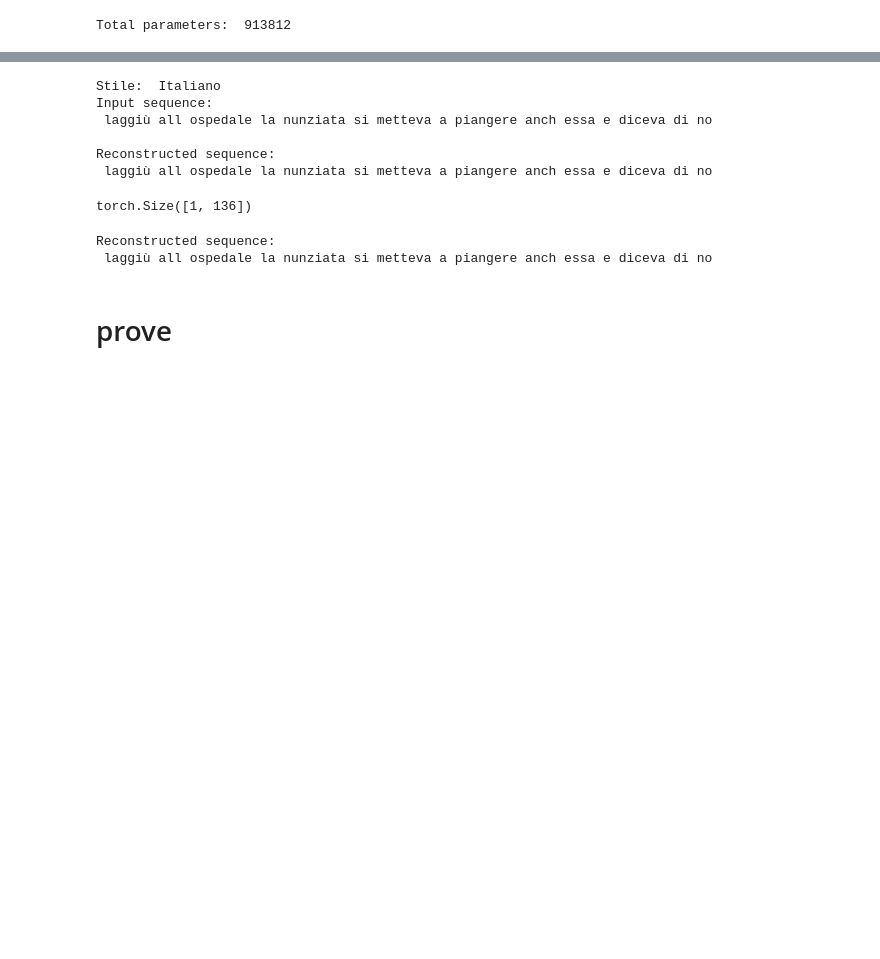
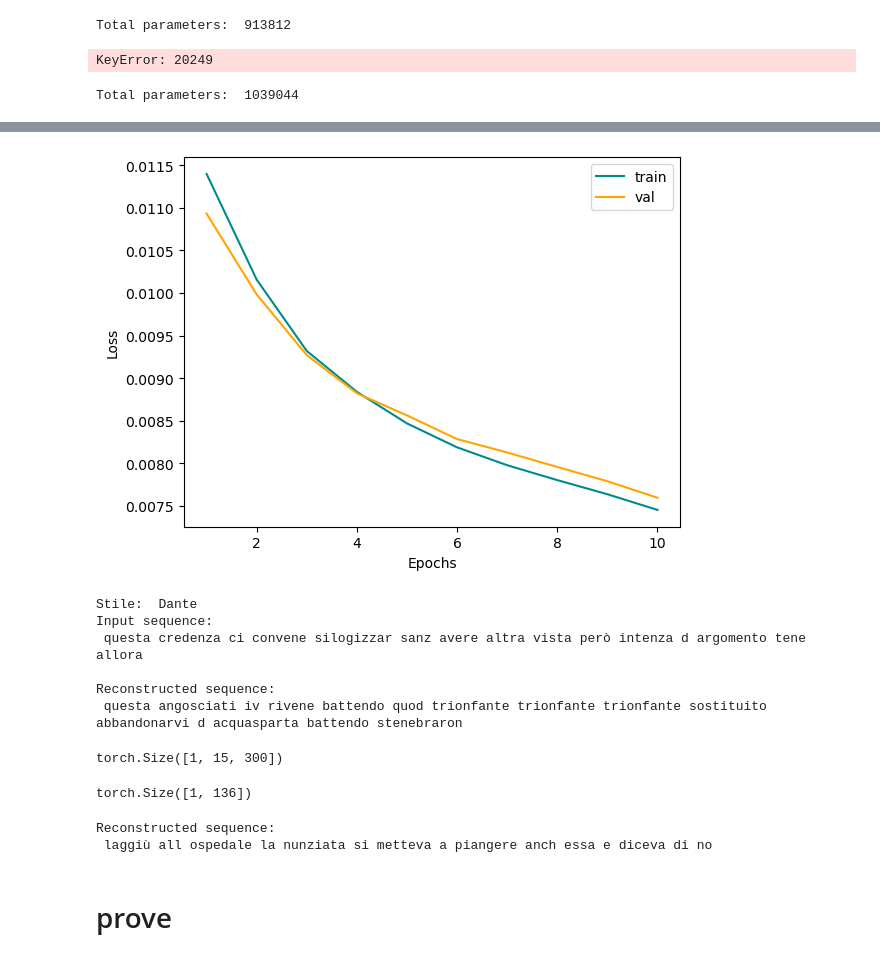
Before and after one commit to MassimoMario/Dante_to_italian_Text_Style_Transfer, a Jupyter notebook: simple_ae.ipynb, the cells around one changed output, grey strips where cells are left out. Saved outputs shown, nothing was run; the diff lists cells and outputs as text; code cells hidden in the pictures; blank space fills up the shorter version.

```diff
--- a/simple_ae.ipynb
+++ b/simple_ae.ipynb
@@ -277,7 +337,7 @@ train_loader, val_loader, embedding_dim, embedding_matrix, word2vec, idx2word, v
                                                                                      'uno_nessuno_e_i_malavoglia.txt',
                                                                                      sequence_length,
                                                                                      embedding_dim,
-                                                                                     batch_size = 32,
+                                                                                     batch_size = batch_size,
                                                                                      training_fraction = 0.9)
 print('len train loader: ', len(train_loader))
 # %% [output]
@@ -289,3 +349,3 @@ vocab_size
 # %%
-VAE = GRUVAE(embedding_matrix, embedding_dim, hidden_dim, latent_dim,1)
+vae = GRUVAE(embedding_matrix, embedding_dim, hidden_dim, latent_dim,1)
 # %%
@@ -293,6 +353,22 @@ vae_params = sum(p.numel() for p in VAE.parameters() if p.requires_grad)
 print('Total parameters: ', vae_params)
 # %% [output]
 Total parameters:  913812
+# %%
+sos_token = word2vec.wv['<SOS>']
+word2idx = {word: idx for idx, word in enumerate(word2vec.wv.index_to_key)}
+word2idx['<SOS>']
+#sos_token = torch.FloatTensor(sos_token)
+#sos_token.shape
+#idx2word[20249]
+# %% [output]
+KeyError: 20249
+# %%
+vae = VAE(embedding_matrix, hidden_dim, latent_dim, sos_token)
+# %%
+vae_params = sum(p.numel() for p in vae.parameters() if p.requires_grad)
+print('Total parameters: ', vae_params)
+# %% [output]
+Total parameters:  1039044
 # %%
-losses = training_VAE(VAE, train_loader, val_loader,1)
+losses = training_VAE(vae, train_loader, val_loader,10)
 # %% [output]
@@ -300,3 +385,4 @@ RuntimeError: The size of tensor a (32) must match the size of tensor b (15) at
+[figure, added]
 # %%
 for i ,(data,bow,label) in enumerate(val_loader):
     if i == 0:
@@ -306,11 +392,12 @@ for i ,(data,bow,label) in enumerate(val_loader):
 
 frase = [idx2word[prova[i].item()] for i in range(prova.shape[0])]
 
-#prova = prova.view(1,prova.shape[0])
+prova = prova.view(1,prova.shape[0])
 
 with torch.no_grad():
-    reconstructed, embedded_input, mu, log_var = VAE(prova)
+    mu, log_var, reconstructed, embedded_input = vae(prova)
 
+reconstructed = reconstructed.view(reconstructed.shape[1], reconstructed.shape[2])
 ricostruzione = []
 for i in range(reconstructed.shape[0]):
     ricostruzione.append((word2vec.wv.most_similar(np.array(reconstructed[i]),topn=1)[0][0]))
@@ -324,12 +411,16 @@ print('Stile: ', stile)
 print("Input sequence: \n", ' '.join(frase))
 print("\nReconstructed sequence: \n", ' '.join(ricostruzione))
 # %% [output]
-Stile:  Italiano
+Stile:  Dante
 Input sequence:
- laggiù all ospedale la nunziata si metteva a piangere anch essa e diceva di no
+ questa credenza ci convene silogizzar sanz avere altra vista però intenza d argomento tene allora
 
 Reconstructed sequence:
- laggiù all ospedale la nunziata si metteva a piangere anch essa e diceva di no
+ questa angosciati iv rivene battendo quod trionfante trionfante trionfante sostituito abbandonarvi d acquasparta battendo stenebraron
+# %%
+reconstructed.shape
+# %% [output]
+torch.Size([1, 15, 300])
 # %%
 mu.shape
 # %% [output]
```
Also changed, not shown: parts of 15 cells of this notebook.
